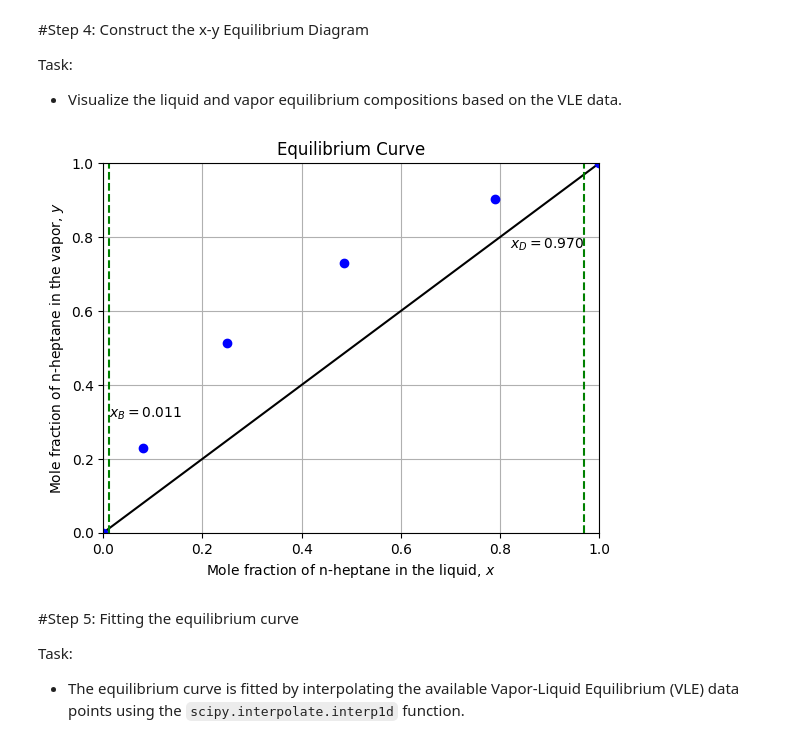
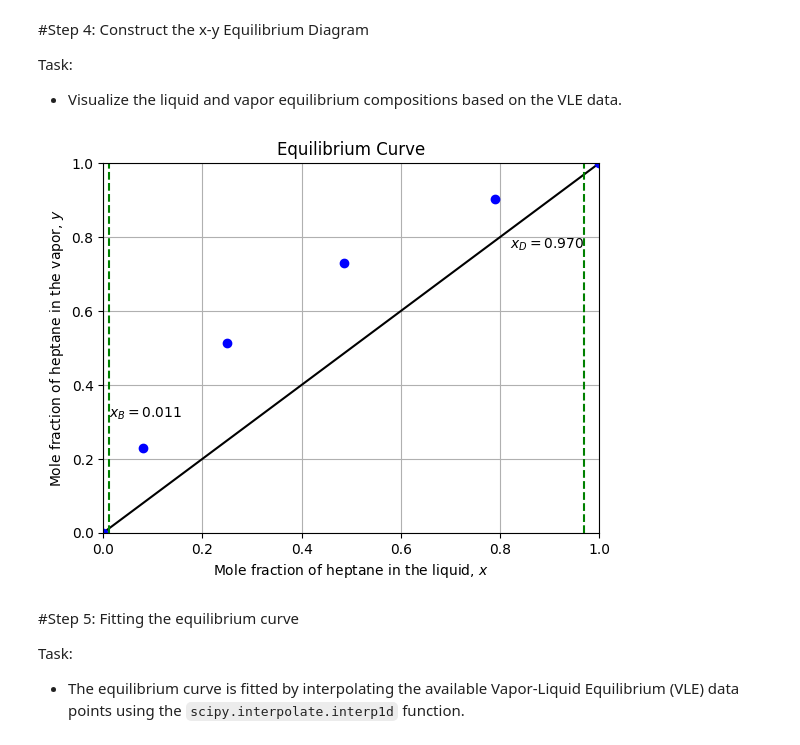
Before and after one commit to iamyosephch/chemical-engineering, a Jupyter notebook: Binary_Distillation.ipynb, the cells around one changed output. Saved outputs shown, nothing was run; the diff lists cells and outputs as text; code cells hidden in the pictures.

```diff
--- a/Binary_Distillation.ipynb
+++ b/Binary_Distillation.ipynb
@@ -205,27 +205,27 @@ Task:
 # %%
 #Define the x–y Line
 def line45deg(x):
   return x
 
 increment = 0.1
 x_line_45 = np.linspace(0,1,100)
 y_line_45 = line45deg(x_line_45)
 
 plt.plot(x_line_45,y_line_45,color="black")
 plt.plot(mole_x_heptane,mole_y_heptane,'bo')
 plt.title('Equilibrium Curve')
-plt.xlabel('Mole fraction of n-heptane in the liquid, $x$')
-plt.ylabel('Mole fraction of n-heptane in the vapor, $y$')
+plt.xlabel('Mole fraction of heptane in the liquid, $x$')
+plt.ylabel('Mole fraction of heptane in the vapor, $y$')
 plt.xlim(0,1)
 plt.ylim(0,1)
 plt.vlines(x=mole_fraction_heptane_distillate,ymin=0,ymax=1,color="green",ls='--')
 plt.vlines(x=mole_fraction_heptane_bottoms ,ymin=0,ymax=1,color="green",ls='--')
 plt.text(mole_fraction_heptane_distillate-0.15,mole_fraction_heptane_distillate-0.2,f"$x_D={mole_fraction_heptane_distillate:.3f}$")
 plt.text(mole_fraction_heptane_bottoms,mole_fraction_heptane_bottoms +0.3,f"$x_B={mole_fraction_heptane_bottoms :.3f}$")
 plt.grid()
 plt.show()
 # %% [output]
-[figure, old version]
+[figure, new version]
 # %% [markdown]
 #Step 5: Fitting the equilibrium curve
 
```
Also changed, not shown: parts of 3 cells of this notebook.
